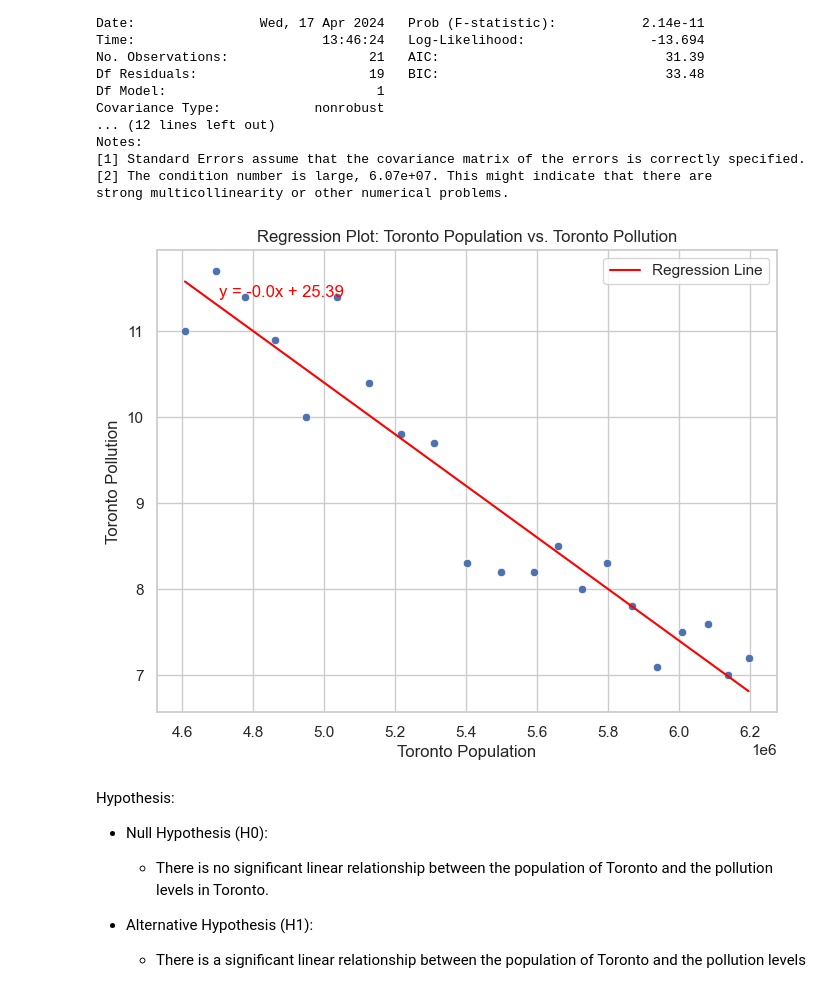
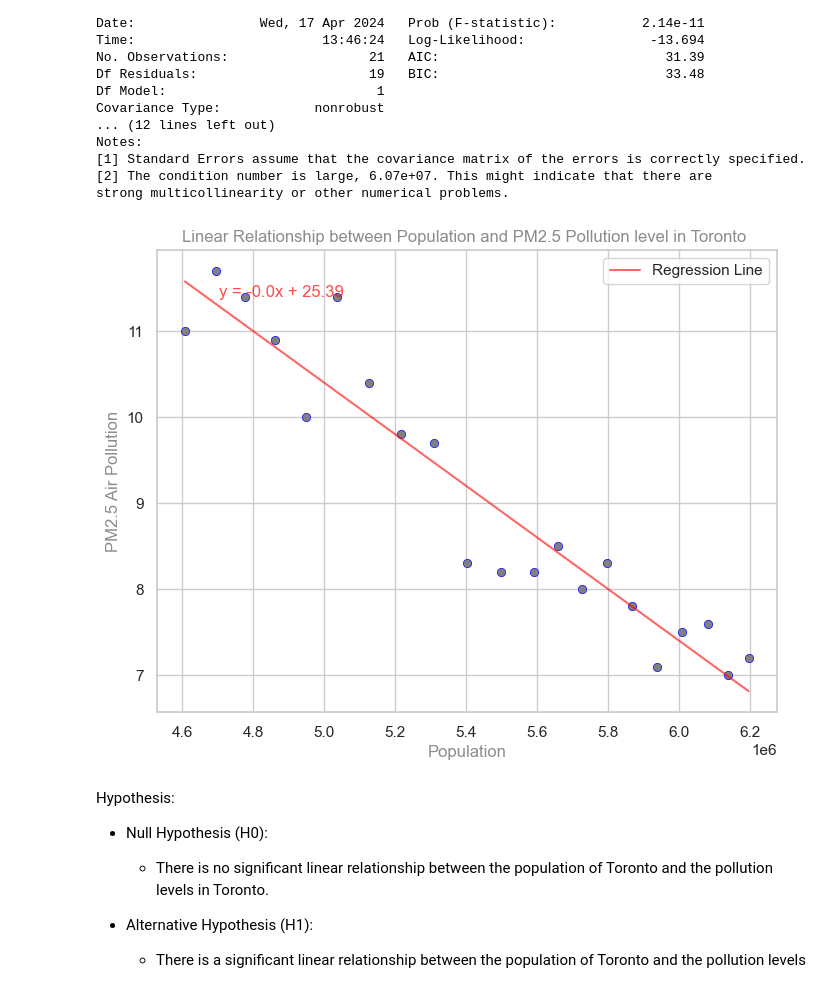
Before and after one commit to DiegoMartorell1620/Project1_Team7, a Jupyter notebook: Project 1 - Team 7.ipynb, the cells around one changed output. Saved outputs shown, nothing was run; the diff lists cells and outputs as text; code cells hidden in the pictures.

```diff
--- a/Project 1 - Team 7.ipynb
+++ b/Project 1 - Team 7.ipynb
@@ -2936,14 +2770,0 @@ Notes:
-# %%
-# Set the style of the plot
-sns.set(style="whitegrid")
-
-# Create the boxplot
-plt.figure(figsize=(10, 6))
-sns.boxplot(y='Avg Annual Humidity', data=combined_df, orient='v')
-
-# Set labels and title
-plt.xlabel('Average Annual Humidity')
-plt.title('Boxplot of Average Annual Humidity')
-
-# Show the plot
-plt.show()
@@ -2973,14 +2770,0 @@ plt.show()
-# %%
-# Set the style of the plot
-sns.set(style="whitegrid")
-
-# Create the boxplot
-plt.figure(figsize=(10, 6))
-sns.boxplot(y='Avg Annual Wind Speed(M/S)', data=combined_df, orient='v')
-
-# Set labels and title
-plt.xlabel('Avg Annual Wind Speed(M/S)')
-plt.title('Boxplot of Avg Annual Wind Speed(M/S)')
-
-# Show the plot
-plt.show()
@@ -3265,36 +2878,40 @@ Notes:
 [2] The condition number is large, 6.07e+07. This might indicate that there are
 strong multicollinearity or other numerical problems.
 # %%
+# Set seaborn style
+sns.set_style("whitegrid")
+
+
 # Plotting the scatter plot for Toronto population vs. pollution
 plt.figure(figsize=(8, 6))
-sns.scatterplot(x='Toronto_population', y='Toronto_pollution', data=pollution_population_df)
+sns.scatterplot(x='Toronto_population', y='Toronto_pollution', color= 'grey', marker="o", edgecolor="blue", data=pollution_population_df)
 
 # Calculating the slope and intercept for the regression line
 x_values = pollution_population_df['Toronto_population']
 y_values = pollution_population_df['Toronto_pollution']
 slope, intercept = np.polyfit(x_values, y_values, 1)
 
 # Plotting the regression line
-plt.plot(x_values, slope*x_values + intercept, color='red', label='Regression Line')
+plt.plot(x_values, slope*x_values + intercept, color='red', label='Regression Line', alpha=0.6)
 
 # Annotating the equation of the regression line on the plot
 line_eq = "y = " + str(round(slope, 2)) + "x + " + str(round(intercept, 2))
-plt.annotate(line_eq, (0.1, 0.9), xycoords='axes fraction', fontsize=12, color='red')
+plt.annotate(line_eq, (0.1, 0.9), xycoords='axes fraction', fontsize=12, color='red', alpha=0.7)
 
 # Adding title and labels
-plt.xlabel('Toronto Population')
-plt.ylabel('Toronto Pollution')
-plt.title('Regression Plot: Toronto Population vs. Toronto Pollution')
+plt.xlabel('Population', color = 'gray', alpha=0.9)
+plt.ylabel('PM2.5 Air Pollution', color = 'gray', alpha=0.9)
+plt.title('Linear Relationship between Population and PM2.5 Pollution level in Toronto ', color = 'gray', alpha=0.9)
 plt.legend()
 plt.grid(True)
 
 # Save the figure
 plt.savefig("Resources/Fig4.png")
 
 # Display the plot
 plt.show()
 # %% [output]
-[figure, old version]
+[figure, new version]
 # %% [markdown]
 Hypothesis:
 
```
Also changed, not shown: parts of 46 cells of this notebook.
